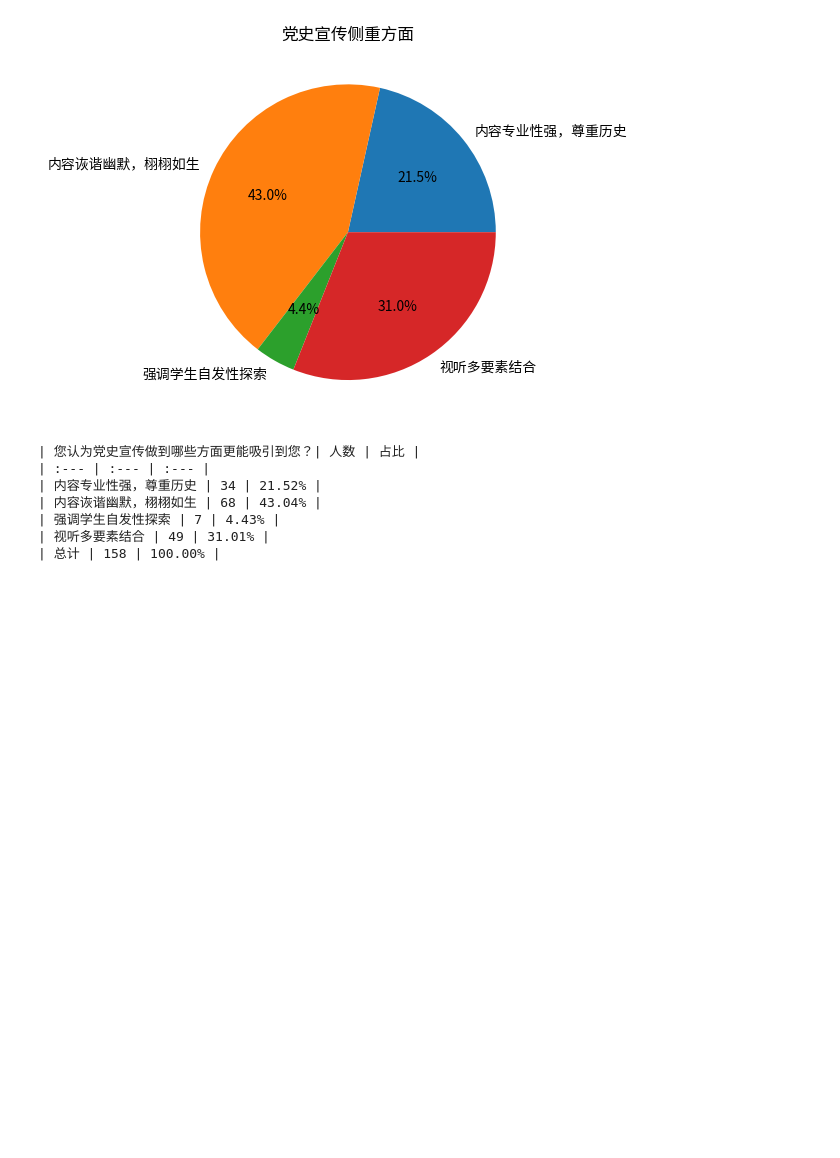
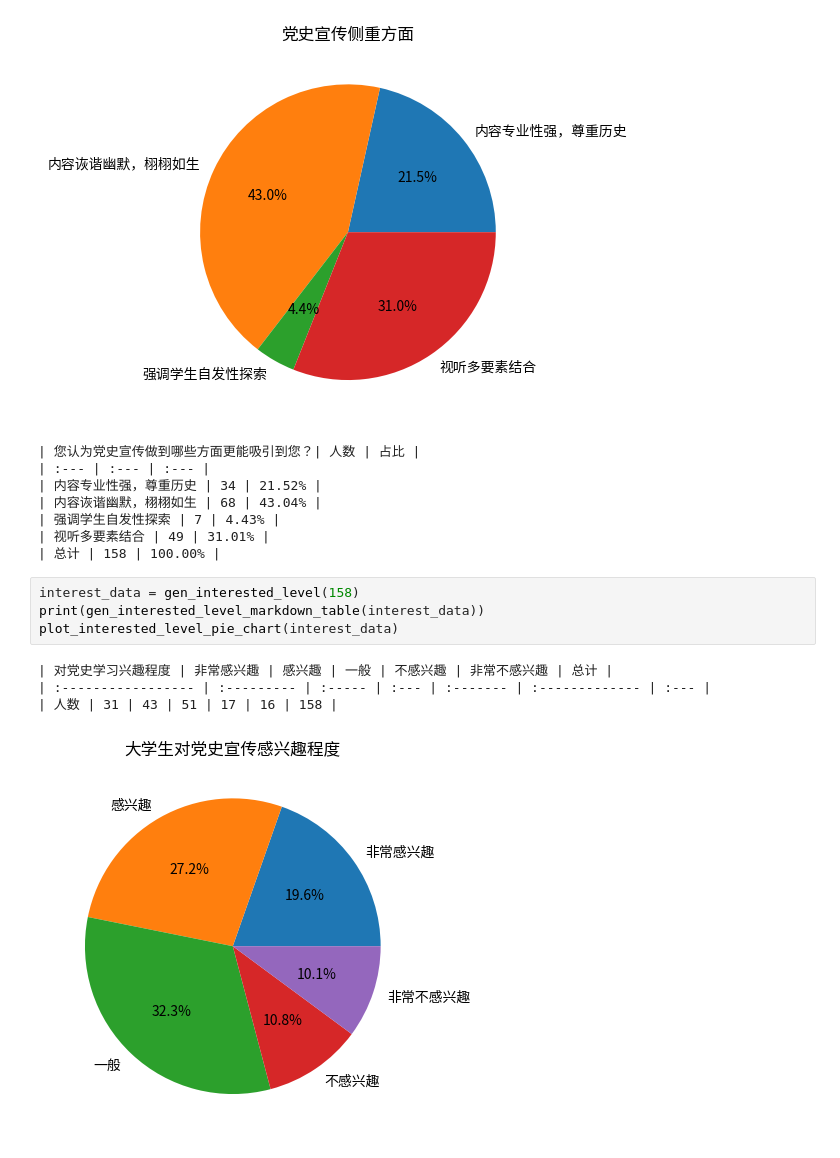
Before and after one commit to nju-cs-elite20/social-practice-report, a Jupyter notebook: data_gen.ipynb, the cells around one changed output. Cells and saved outputs as stored; diff of their text form; blank space fills up the shorter version.

```diff
--- a/data_gen.ipynb
+++ b/data_gen.ipynb
@@ -581,3 +581,12 @@ print(table)
 | 强调学生自发性探索 | 7 | 4.43% |
 | 视听多要素结合 | 49 | 31.01% |
 | 总计 | 158 | 100.00% |
+# %%
+interest_data = gen_interested_level(158)
+print(gen_interested_level_markdown_table(interest_data))
+plot_interested_level_pie_chart(interest_data)
+# %% [output]
+| 对党史学习兴趣程度 | 非常感兴趣 | 感兴趣 | 一般 | 不感兴趣 | 非常不感兴趣 | 总计 |
+| :----------------- | :--------- | :----- | :--- | :------- | :------------- | :--- |
+| 人数 | 31 | 43 | 51 | 17 | 16 | 158 |
+[figure, added]
```
Also changed, not shown: parts of 7 cells of this notebook, 6 other files.
